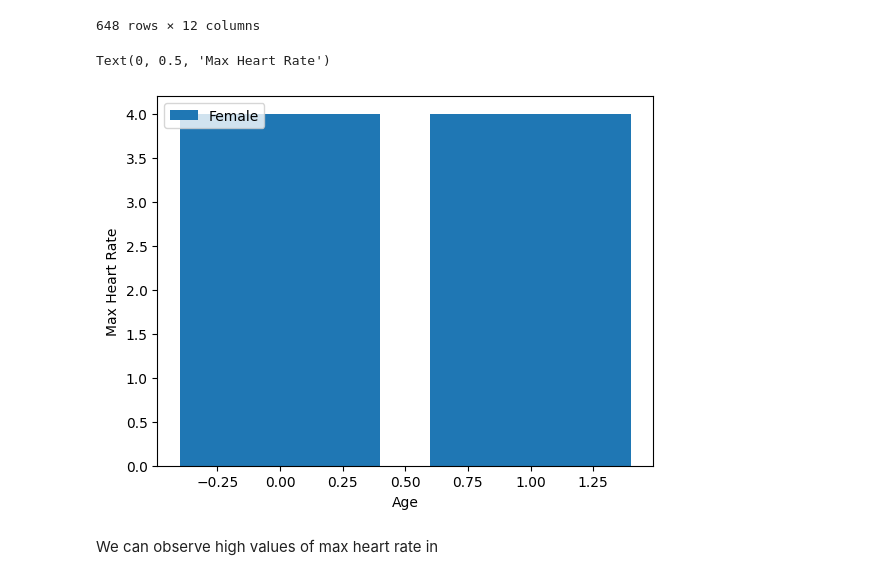
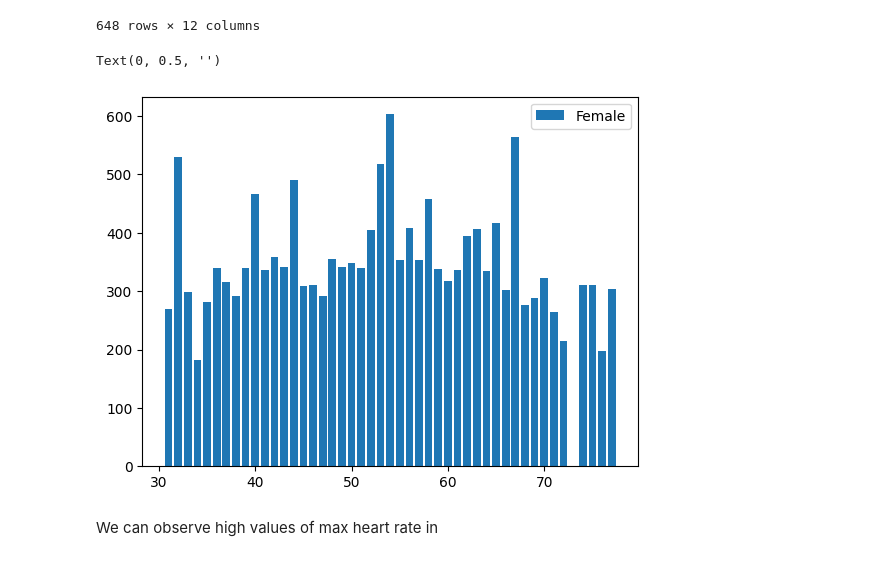
Before and after one commit to Astro0re/Data, a Jupyter notebook: Heart Disease/Heart Disease analysis.ipynb, the cells around one changed output. Saved outputs shown, nothing was run; the diff lists cells and outputs as text; code cells hidden in the pictures.

Commit message:
Visualization Attempts

```diff
--- a/Heart Disease/Heart Disease analysis.ipynb
+++ b/Heart Disease/Heart Disease analysis.ipynb
@@ -127,13 +153,13 @@ High_CP
 | 1046 | 59 | Male | 4 | 160 | 273.0 | 0 | 0 | ... |
 648 rows × 12 columns
 # %%
-plt.bar(High_CP[''] ,High_CP[''] )
+plt.bar(High_CP['age'] , High_CP['cholesterol'])
 plt.legend(High_CP['sex'])
 plt.xlabel('')
 plt.ylabel('')
 # %% [output]
-Text(0, 0.5, 'Max Heart Rate')
+Text(0, 0.5, '')
-[figure, old version]
+[figure, new version]
 # %% [markdown]
 We can observe high values of max heart rate in
 # %%
```
Also changed, not shown: parts of 31 cells of this notebook.
